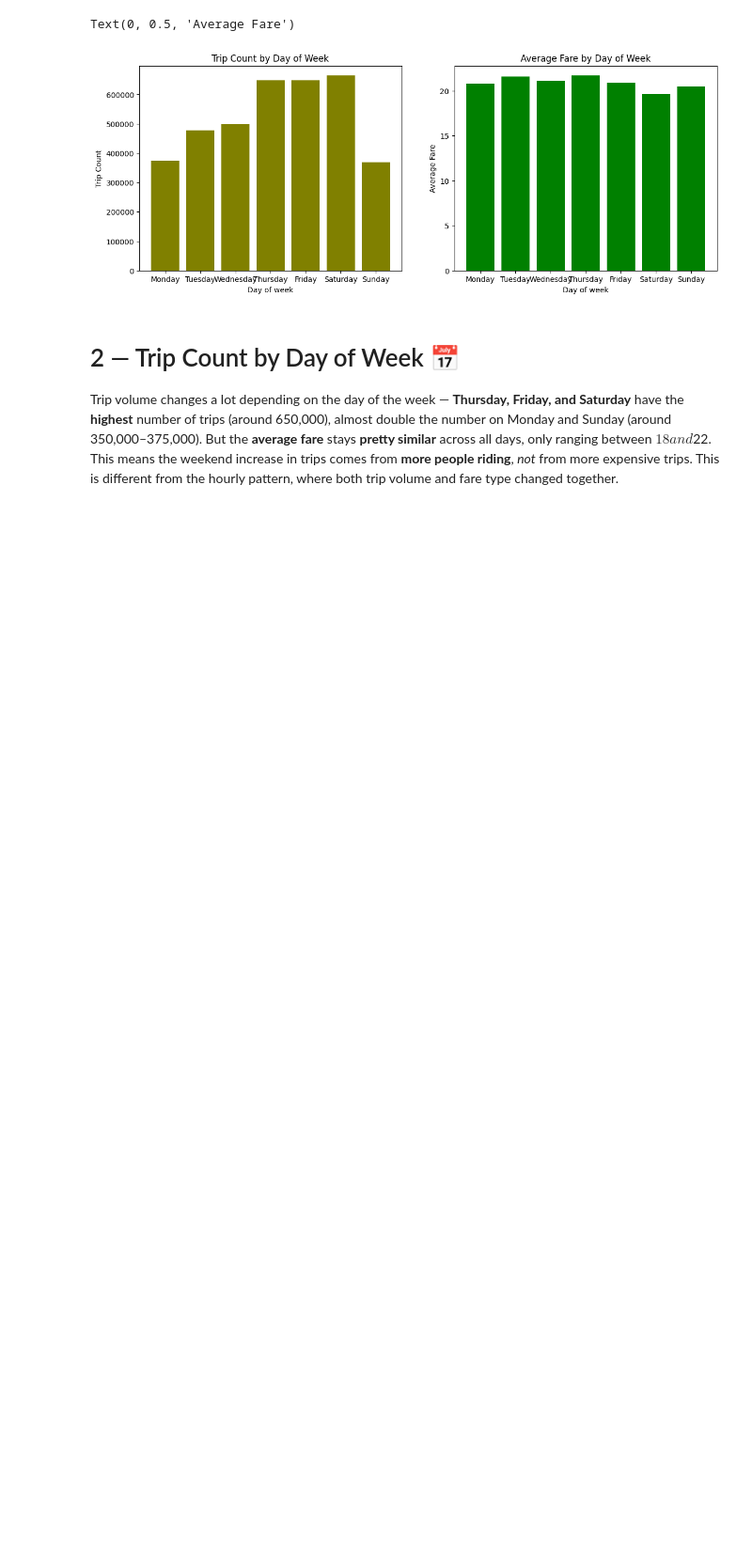
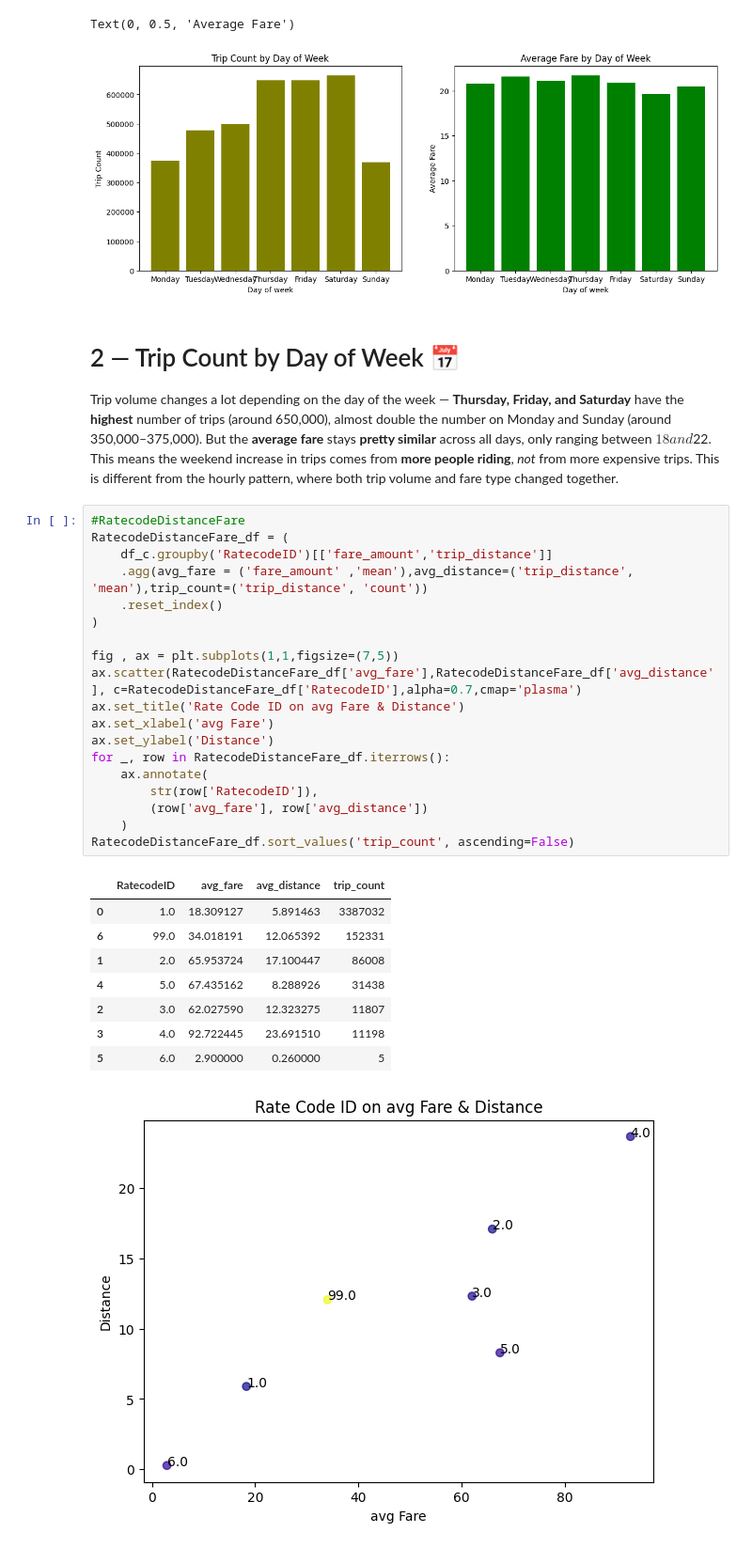
Before and after one commit to sogandghiami/Uber_taxi, a Jupyter notebook: nyc_yellow_taxi_analysis.ipynb, the cells around one changed output. Shown at 94% size. Cells and saved outputs as stored; diff of their text form; blank space fills up the shorter version.

Commit message:
Created using Colab- add RatecodeDistanceFare chart

```diff
--- a/nyc_yellow_taxi_analysis.ipynb
+++ b/nyc_yellow_taxi_analysis.ipynb
@@ -210,3 +210,32 @@ Text(0, 0.5, 'Average Fare')
 # 2 — Trip Count by Day of Week 📅
 
 Trip volume changes a lot depending on the day of the week — **Thursday, Friday, and Saturday** have the **highest** number of trips (around 650,000), almost double the number on Monday and Sunday (around 350,000–375,000). But the **average fare** stays **pretty similar** across all days, only ranging between $18 and $22. This means the weekend increase in trips comes from **more people riding**, *not* from more expensive trips. This is different from the hourly pattern, where both trip volume and fare type changed together.
+# %%
+#RatecodeDistanceFare
+RatecodeDistanceFare_df = (
+    df_c.groupby('RatecodeID')[['fare_amount','trip_distance']]
+    .agg(avg_fare = ('fare_amount' ,'mean'),avg_distance=('trip_distance', 'mean'),trip_count=('trip_distance', 'count'))
+    .reset_index()
+)
+
+fig , ax = plt.subplots(1,1,figsize=(7,5))
+ax.scatter(RatecodeDistanceFare_df['avg_fare'],RatecodeDistanceFare_df['avg_distance'], c=RatecodeDistanceFare_df['RatecodeID'],alpha=0.7,cmap='plasma')
+ax.set_title('Rate Code ID on avg Fare & Distance')
+ax.set_xlabel('avg Fare')
+ax.set_ylabel('Distance')
+for _, row in RatecodeDistanceFare_df.iterrows():
+    ax.annotate(
+        str(row['RatecodeID']),
+        (row['avg_fare'], row['avg_distance'])
+    )
+RatecodeDistanceFare_df.sort_values('trip_count', ascending=False)
+# %% [output]
+|  | RatecodeID | avg_fare | avg_distance | trip_count |
+| 0 | 1.0 | 18.309127 | 5.891463 | 3387032 |
+| 6 | 99.0 | 34.018191 | 12.065392 | 152331 |
+| 1 | 2.0 | 65.953724 | 17.100447 | 86008 |
+| 4 | 5.0 | 67.435162 | 8.288926 | 31438 |
+| 2 | 3.0 | 62.027590 | 12.323275 | 11807 |
+| 3 | 4.0 | 92.722445 | 23.691510 | 11198 |
+| 5 | 6.0 | 2.900000 | 0.260000 | 5 |
+[figure, added]
```
Also changed, not shown: parts of 2 cells of this notebook.
